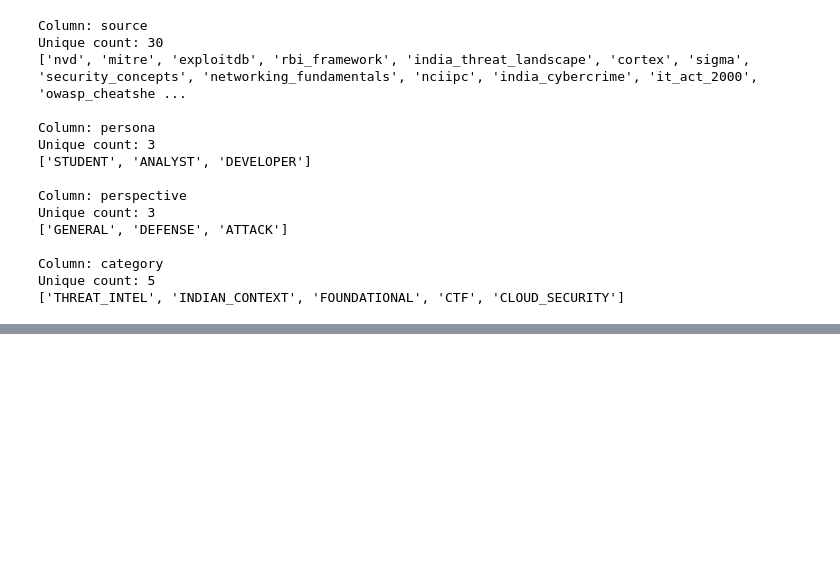
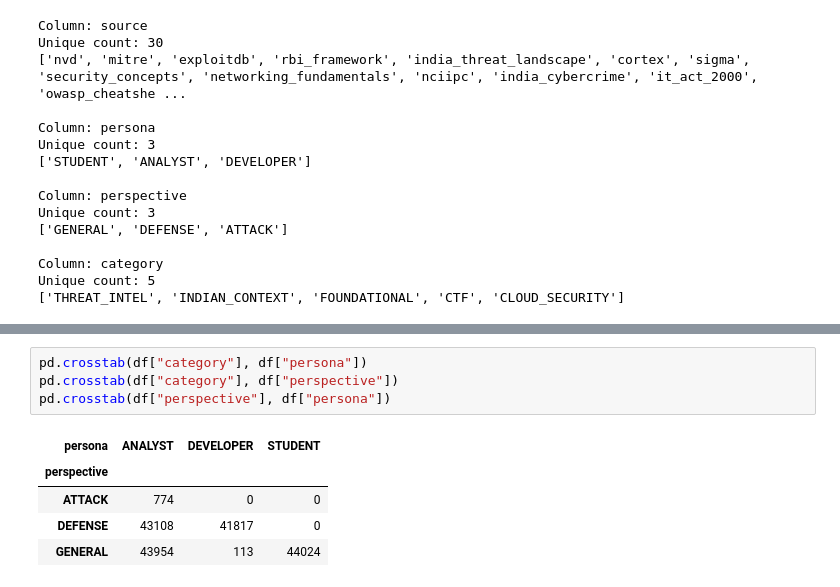
Before and after one commit to Armaan457/CyberCTRL, a Jupyter notebook: explore.ipynb, the cells around one changed output, grey strips where cells are left out. Cells and saved outputs as stored; diff of their text form; blank space fills up the shorter version.

```diff
--- a/explore.ipynb
+++ b/explore.ipynb
@@ -46,0 +94,10 @@ Unique count: 5
+# %%
+pd.crosstab(df["category"], df["persona"])
+pd.crosstab(df["category"], df["perspective"])
+pd.crosstab(df["perspective"], df["persona"])
+# %% [output]
+| persona | ANALYST | DEVELOPER | STUDENT |
+| perspective |  |  |  |
+| ATTACK | 774 | 0 | 0 |
+| DEFENSE | 43108 | 41817 | 0 |
+| GENERAL | 43954 | 113 | 44024 |
```
Also changed, not shown: parts of 2 cells of this notebook, 3 other files.
